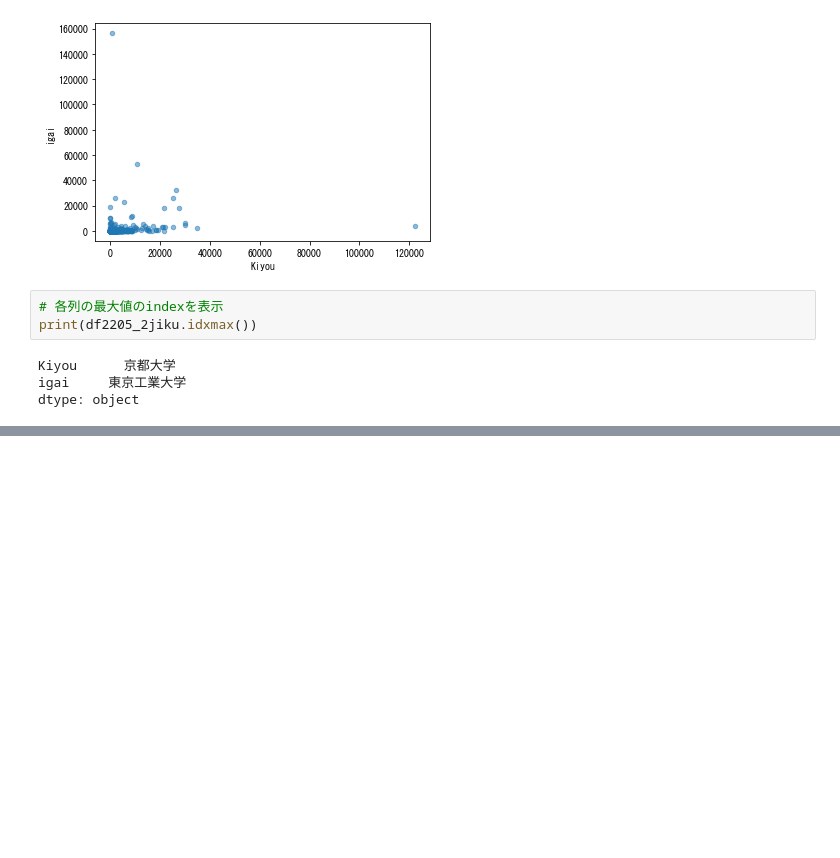
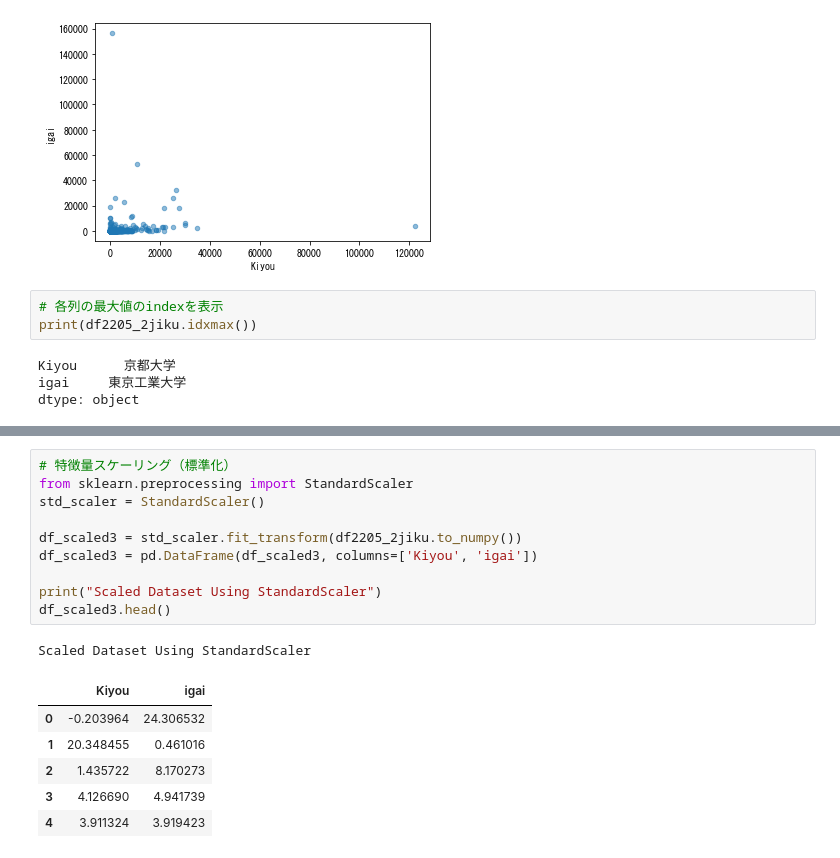
Before and after one commit to wonox/irdbscraping, a Jupyter notebook: irdb.ipynb, the cells around one changed output, grey strips where cells are left out. Saved outputs shown, nothing was run; the diff lists cells and outputs as text; blank space fills up the shorter version.

```diff
--- a/irdb.ipynb
+++ b/irdb.ipynb
@@ -399,0 +425,18 @@ dtype: object
+# %%
+# 特徴量スケーリング（標準化）
+from sklearn.preprocessing import StandardScaler
+std_scaler = StandardScaler()
+
+df_scaled3 = std_scaler.fit_transform(df2205_2jiku.to_numpy())
+df_scaled3 = pd.DataFrame(df_scaled3, columns=['Kiyou', 'igai'])
+
+print("Scaled Dataset Using StandardScaler")
+df_scaled3.head()
+# %% [output]
+Scaled Dataset Using StandardScaler
+|  | Kiyou | igai |
+| 0 | -0.203964 | 24.306532 |
+| 1 | 20.348455 | 0.461016 |
+| 2 | 1.435722 | 8.170273 |
+| 3 | 4.126690 | 4.941739 |
+| 4 | 3.911324 | 3.919423 |
```
Also changed, not shown: parts of 3 cells of this notebook.
